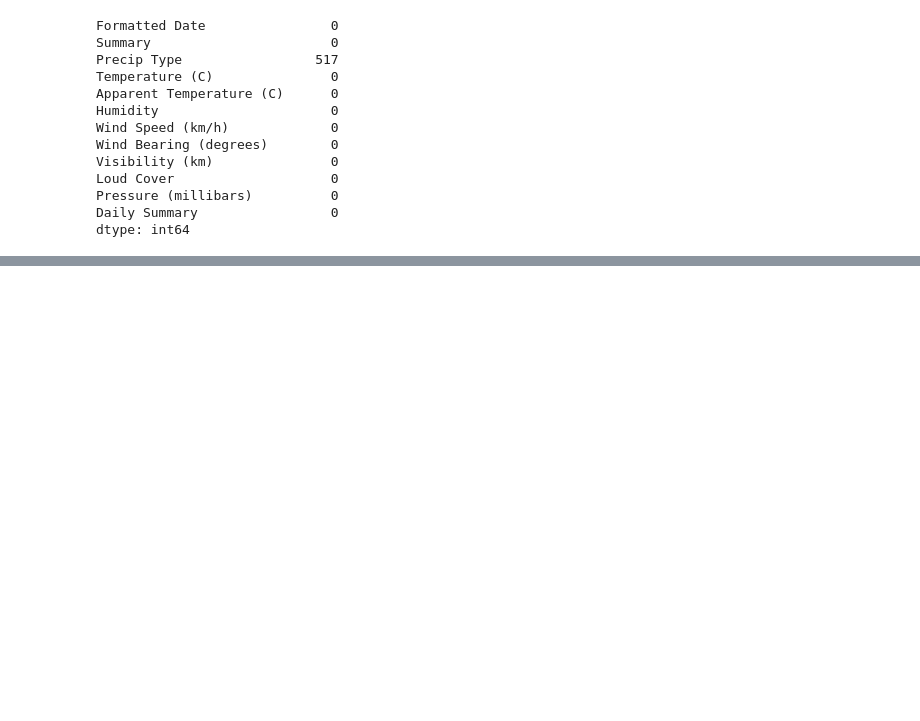
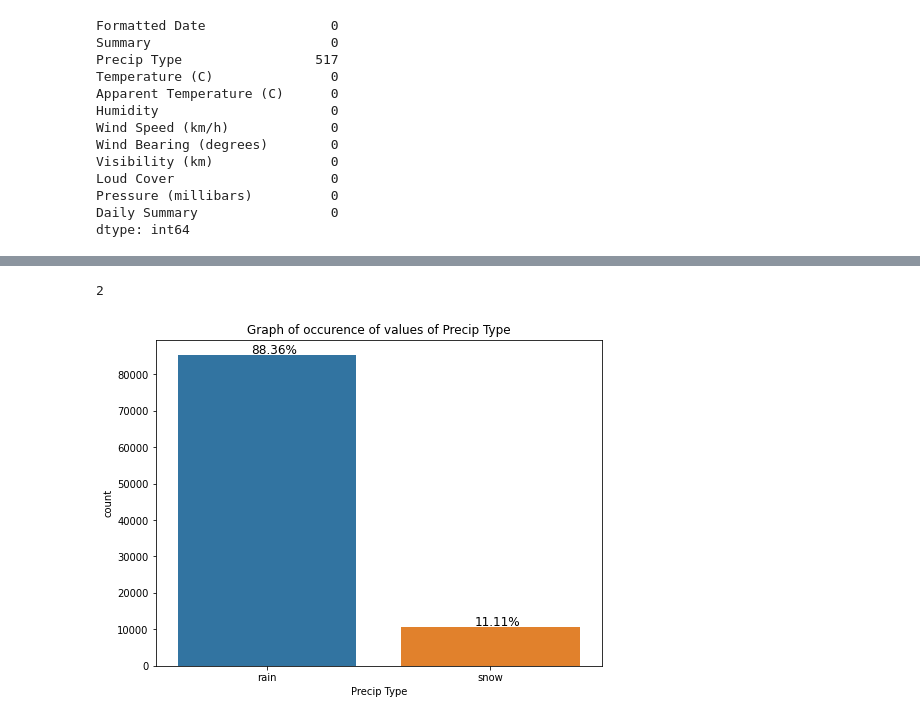
Before and after one commit to AmanCSE-1/Smart-Weather-Prediction-using-ML, a Jupyter notebook: main.ipynb, the cells around one changed output, grey strips where cells are left out. Saved outputs shown, nothing was run; the diff lists cells and outputs as text; code cells hidden in the pictures; blank space fills up the shorter version.

```diff
--- a/main.ipynb
+++ b/main.ipynb
@@ -12,7 +12,7 @@ import numpy as np                        # For mathematical operations on data
 import matplotlib.pyplot as plt           # For Visualization and setting graph elements
 import seaborn as sns                     # Consists of easy and interactive statistical graphics
 # %%
-df = pd.read_csv('/India Weather History.csv')      # Reading the dataset
+df = pd.read_csv('/content/India Weather History.csv')      # Reading the dataset
 
 df.head()                                     # Printing the first 5 rows of the dataset
 # %% [output]
@@ -97,0 +122,18 @@ df.drop('Loud Cover', axis=1, inplace=True)
+# %%
+df['Precip Type'].nunique()
+# %% [output]
+2
+# %%
+plt.figure(figsize=(8,6))
+precip = sns.countplot(x=df['Precip Type'])
+plt.title('Graph of occurence of values of Precip Type')
+
+for p in precip.patches:
+  txt = str(round(p.get_height()/df.shape[0]*100, 2)) + '%'
+  txt_x = p.get_x() + p.get_width()/2 -0.07
+  txt_y = p.get_height()+400
+  precip.text(txt_x, txt_y, txt, size=12)
+
+plt.show()
+# %% [output]
+[figure, added]
```
Also changed, not shown: parts of 2 cells of this notebook.
